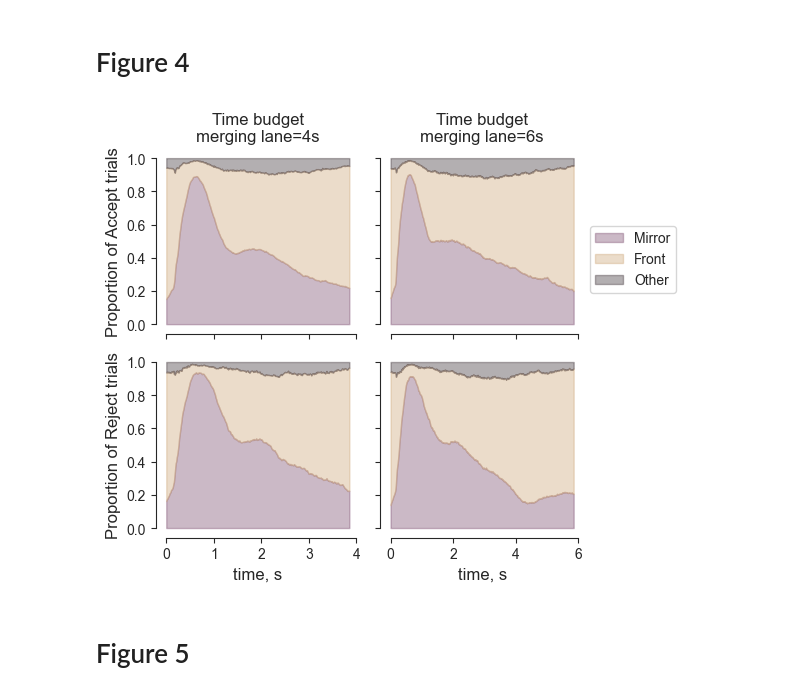
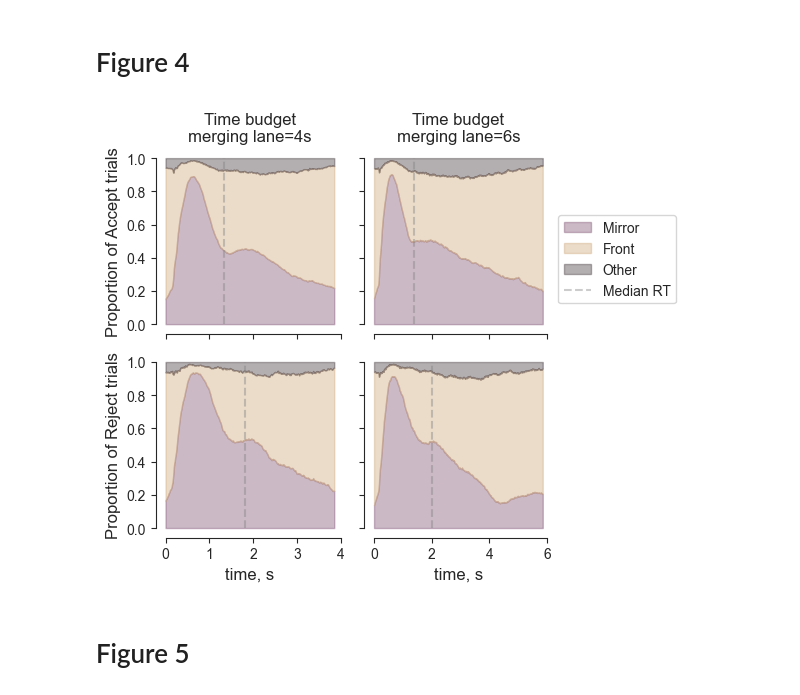
Before and after one commit to cherepaha/merging_eye_tracking, a Jupyter notebook: 02_paper_figures.ipynb, the cells around one changed output. Cells and saved outputs as stored; diff of their text form; code cells hidden in the pictures.

Commit message:
Figures and stats updated

```diff
--- a/02_paper_figures.ipynb
+++ b/02_paper_figures.ipynb
@@ -18,0 +22,20 @@ metrics = pd.read_csv(os.path.join(processed_data_path, "metrics.csv"))
+# %%
+mirror_x_min, mirror_x_max, mirror_y_min, mirror_y_max, front_x_min, front_x_max, front_y_min, front_y_max = helper.get_constants()
+frame_color = "C1"
+
+fig, ax = plt.subplots()
+img = mpimg.imread("participant_view.png")
+
+ax.set_aspect("equal")
+# sns.histplot(data=data, x="eye_x", y="eye_y", ax=ax)
+imgplot = ax.imshow(np.flipud(img),origin="lower")
+ax.set_xlim((0, 1920))
+ax.set_ylim((0, 1080))
+ax.hlines(y=[mirror_y_min, mirror_y_max], xmin=mirror_x_min, xmax=mirror_x_max, color=frame_color, ls='--')
+ax.vlines(x=[mirror_x_min, mirror_x_max], ymin=mirror_y_min, ymax=mirror_y_max, color=frame_color, ls='--')
+
+ax.hlines(y=[front_y_min, front_y_max], xmin=front_x_min, xmax=front_x_max, color=frame_color, ls='--')
+ax.vlines(x=[front_x_min, front_x_max], ymin=front_y_min, ymax=front_y_max, color=frame_color, ls='--')
+# sns.despine(trim=True, offset=1)
+plt.tight_layout()
+plt.savefig(os.path.join(output_path, "aoi.pdf"), dpi=300, bbox_inches="tight")
@@ -26,27 +51,27 @@ def plot_average_gaze(data, ax, plot_median_RT=False):
     ax.fill_between(average_gaze.t, average_gaze.is_looking_at_mirror+average_gaze.is_looking_in_front, average_gaze.is_looking_at_mirror+average_gaze.is_looking_in_front+average_gaze.is_looking_elsewhere, alpha=0.4, color="C4", label="Other")
     if plot_median_RT:
         median_rt = data.groupby(["participant", "trial"]).first().RT.mean()
-        ax.vlines(x=median_rt, ymin=0, ymax=1, color="grey", ls="--", alpha=0.4, label="Mean RT")
+        ax.vlines(x=median_rt, ymin=0, ymax=1, color="grey", ls="--", alpha=0.4, label="Median RT")
 # %%
 fontsize = 12
 fig, ((ax1, ax2), (ax3, ax4)) = plt.subplots(2, 2, figsize=(6,5), sharex="col", sharey="row")
-plot_average_gaze(data[(data.decision=="Accept") &  (data.time_budget==4)], ax1)
-plot_average_gaze(data[(data.decision=="Accept") & (data.time_budget==6)], ax2)
-plot_average_gaze(data[(data.decision=="Reject") &  (data.time_budget==4)], ax3)
-plot_average_gaze(data[(data.decision=="Reject") & (data.time_budget==6)], ax4)
+plot_average_gaze(data[(data.decision=="Accept") &  (data.time_budget==4)], ax1, plot_median_RT=True)
+plot_average_gaze(data[(data.decision=="Accept") & (data.time_budget==6)], ax2, plot_median_RT=True)
+plot_average_gaze(data[(data.decision=="Reject") &  (data.time_budget==4)], ax3, plot_median_RT=True)
+plot_average_gaze(data[(data.decision=="Reject") & (data.time_budget==6)], ax4, plot_median_RT=True)
 ax1.set_title("Time budget\nmerging lane=4s", fontsize=fontsize)
 ax1.set_ylabel("Proportion of Accept trials", fontsize=fontsize)
 ax2.set_title("Time budget\nmerging lane=6s", fontsize=fontsize)
 ax2.legend(bbox_to_anchor=(1., 0.4), loc="center left")
 ax3.set_xlabel("time, s", fontsize=fontsize)
 ax3.set_ylabel("Proportion of Reject trials", fontsize=fontsize)
 ax4.set_xlabel("time, s", fontsize=fontsize)
 
 sns.despine(trim=True, offset=1)
 plt.tight_layout()
 plt.savefig(os.path.join(output_path, "average_gaze_by_decision.pdf"), dpi=300, bbox_inches="tight")
 # %% [output]
-[figure, old version]
+[figure, new version]
 # %% [markdown]
 # Figure 5
 # %%
```
Also changed, not shown: parts of 18 cells of this notebook, 3 other files.
